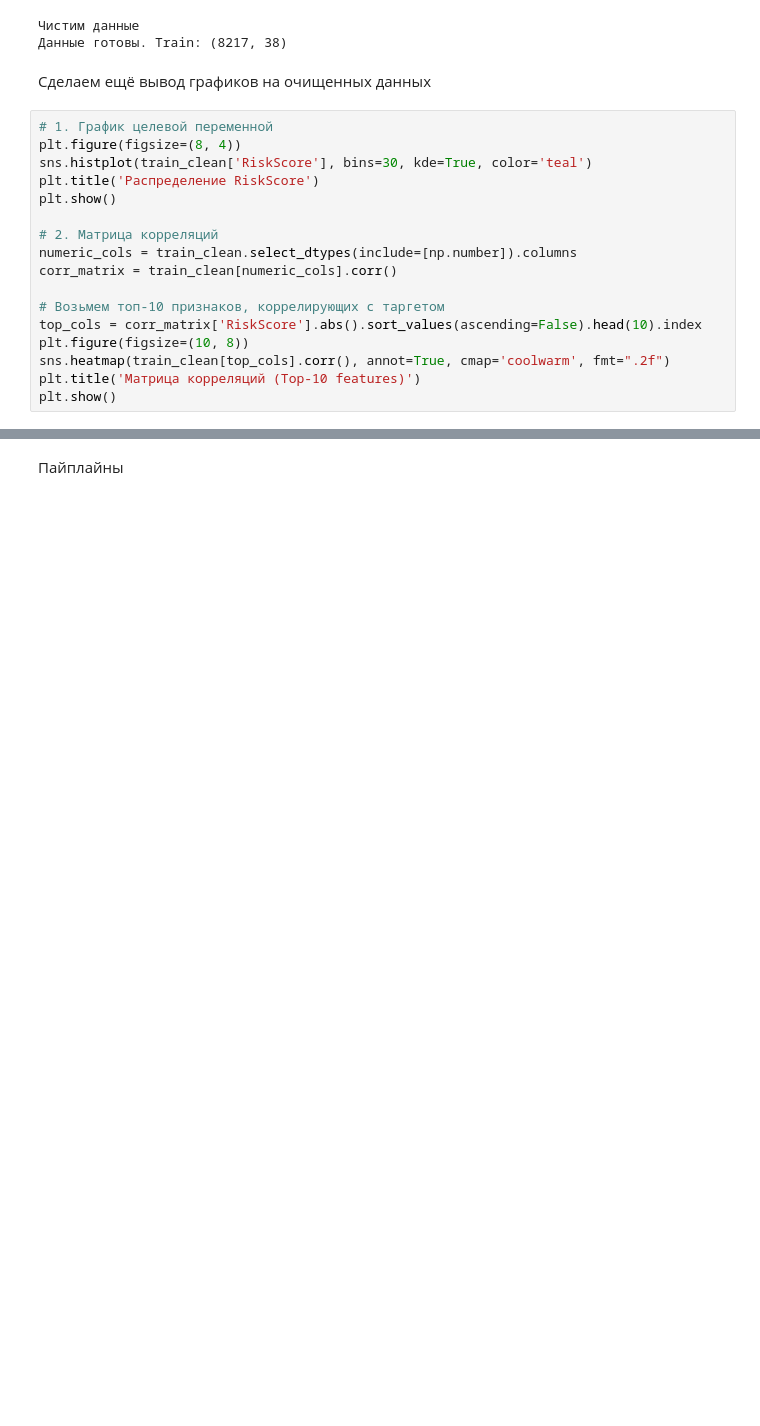
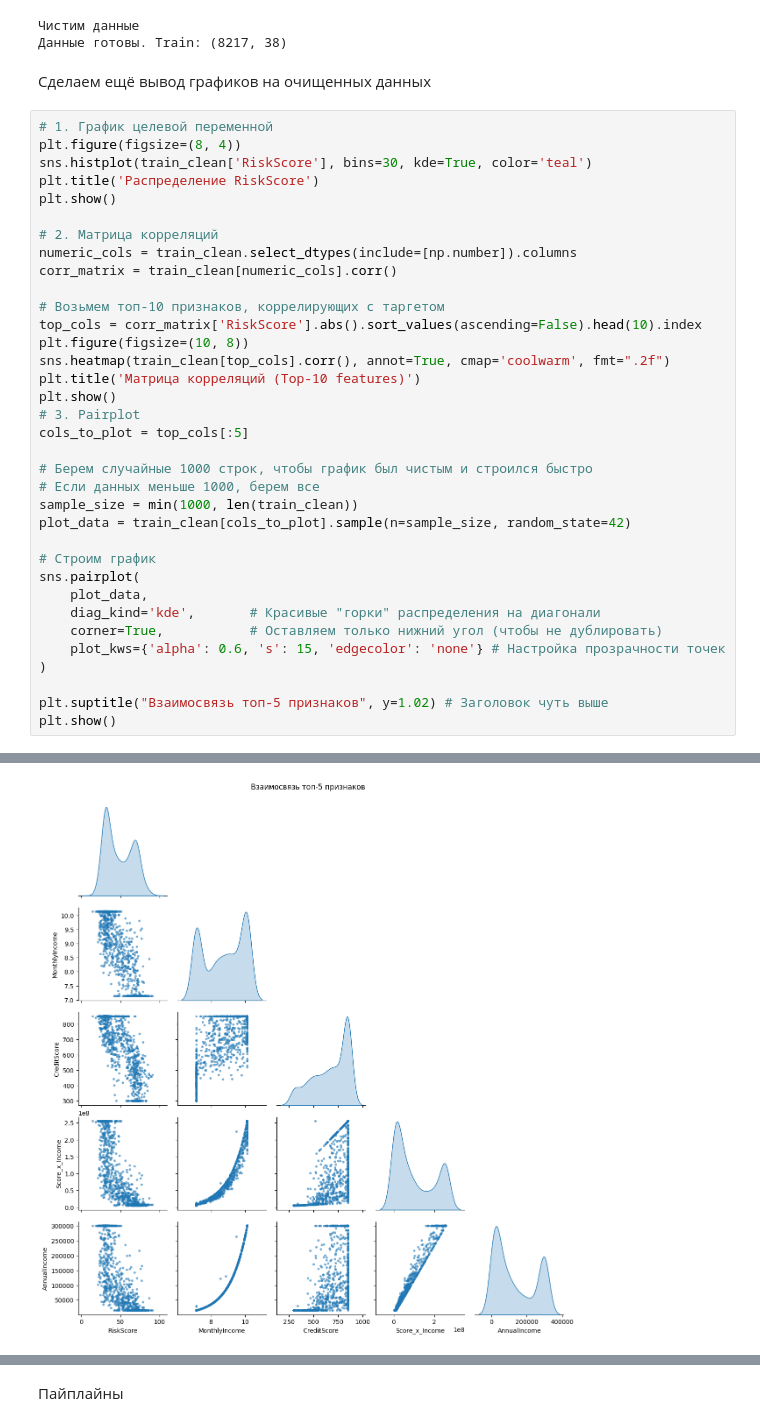
Before and after one commit to DashaStu/ML, a Jupyter notebook: 1_laba/1_laba.ipynb, the cells around one changed output, grey strips where cells are left out. Cells and saved outputs as stored; diff of their text form; blank space fills up the shorter version.

```diff
--- a/1_laba/1_laba.ipynb
+++ b/1_laba/1_laba.ipynb
@@ -235,20 +237,39 @@ print(f"Данные готовы. Train: {X_train.shape}")
 # %%
 # 1. График целевой переменной
 plt.figure(figsize=(8, 4))
 sns.histplot(train_clean['RiskScore'], bins=30, kde=True, color='teal')
 plt.title('Распределение RiskScore')
 plt.show()
 
 # 2. Матрица корреляций
 numeric_cols = train_clean.select_dtypes(include=[np.number]).columns
 corr_matrix = train_clean[numeric_cols].corr()
 
 # Возьмем топ-10 признаков, коррелирующих с таргетом
 top_cols = corr_matrix['RiskScore'].abs().sort_values(ascending=False).head(10).index
 plt.figure(figsize=(10, 8))
 sns.heatmap(train_clean[top_cols].corr(), annot=True, cmap='coolwarm', fmt=".2f")
 plt.title('Матрица корреляций (Top-10 features)')
 plt.show()
+# 3. Pairplot
+cols_to_plot = top_cols[:5]
+
+# Берем случайные 1000 строк, чтобы график был чистым и строился быстро
+# Если данных меньше 1000, берем все
+sample_size = min(1000, len(train_clean))
+plot_data = train_clean[cols_to_plot].sample(n=sample_size, random_state=42)
+
+# Строим график
+sns.pairplot(
+    plot_data,
+    diag_kind='kde',       # Красивые "горки" распределения на диагонали
+    corner=True,           # Оставляем только нижний угол (чтобы не дублировать)
+    plot_kws={'alpha': 0.6, 's': 15, 'edgecolor': 'none'} # Настройка прозрачности точек
+)
+
+plt.suptitle("Взаимосвязь топ-5 признаков", y=1.02) # Заголовок чуть выше
+plt.show()
 # %% [output]
 [figure]
 [figure]
+[figure, added]
```
Also changed, not shown: parts of 2 cells of this notebook.
